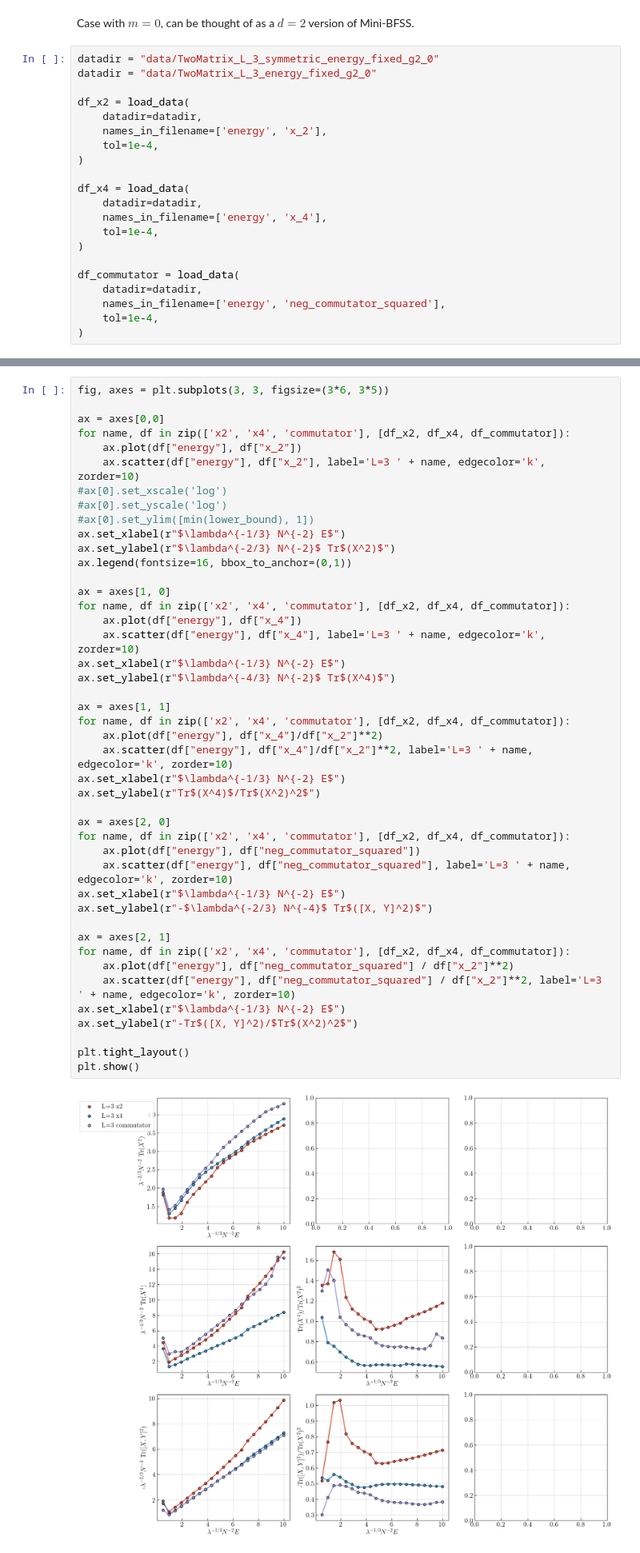
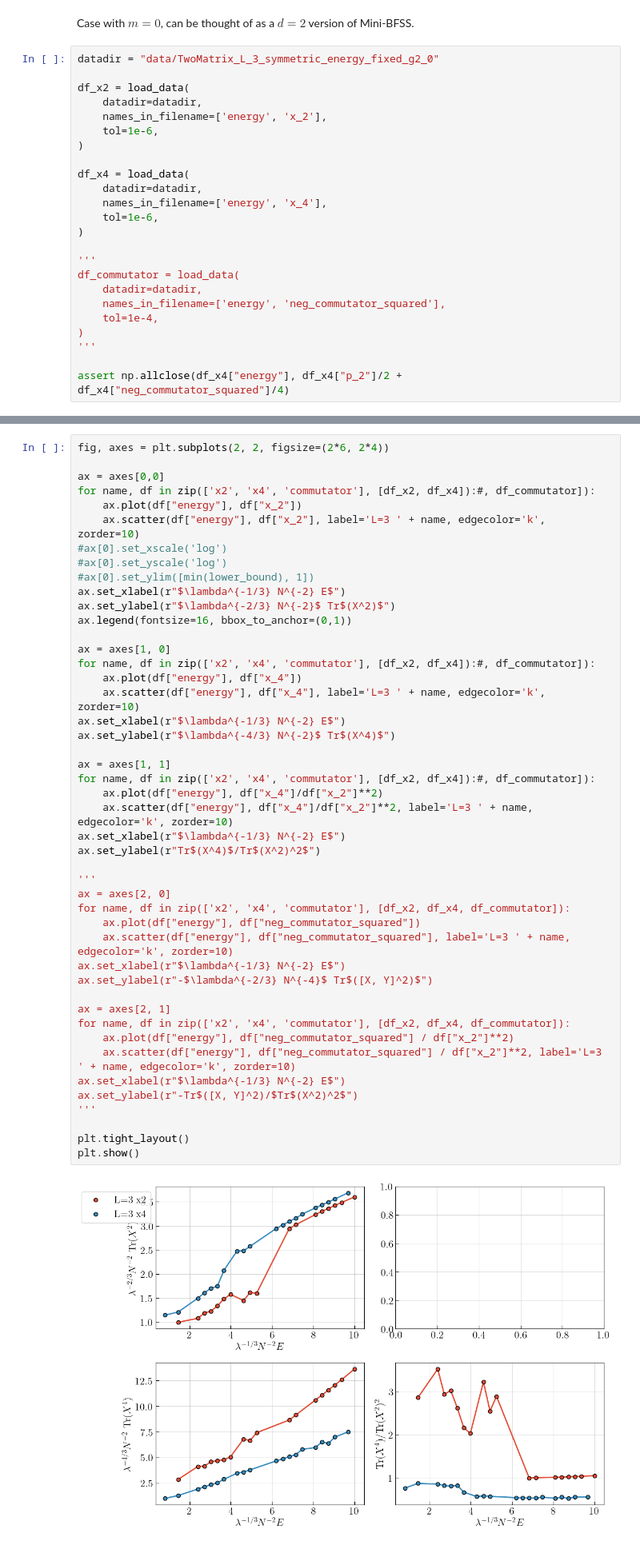
Before and after one commit to gshartnett/bmnsim, a Jupyter notebook: Plotting Notebook.ipynb, the cells around one changed output, grey strips where cells are left out. Shown at 80% size. Cells and saved outputs as stored; diff of their text form.

```diff
--- a/Plotting Notebook.ipynb
+++ b/Plotting Notebook.ipynb
@@ -304,23 +267,26 @@ plt.show()
 Case with $m=0$, can be thought of as a $d=2$ version of Mini-BFSS.
 # %%
 datadir = "data/TwoMatrix_L_3_symmetric_energy_fixed_g2_0"
-datadir = "data/TwoMatrix_L_3_energy_fixed_g2_0"
 
 df_x2 = load_data(
     datadir=datadir,
     names_in_filename=['energy', 'x_2'],
-    tol=1e-4,
+    tol=1e-6,
 )
 
 df_x4 = load_data(
     datadir=datadir,
     names_in_filename=['energy', 'x_4'],
-    tol=1e-4,
+    tol=1e-6,
 )
 
+'''
 df_commutator = load_data(
     datadir=datadir,
     names_in_filename=['energy', 'neg_commutator_squared'],
     tol=1e-4,
 )
+'''
+
+assert np.allclose(df_x4["energy"], df_x4["p_2"]/2 + df_x4["neg_commutator_squared"]/4)
 # %% [output]
@@ -345,8 +313,8 @@ max violation of quadratic constraints:9.1610e-07
 # %%
-fig, axes = plt.subplots(3, 3, figsize=(3*6, 3*5))
+fig, axes = plt.subplots(2, 2, figsize=(2*6, 2*4))
 
 ax = axes[0,0]
-for name, df in zip(['x2', 'x4', 'commutator'], [df_x2, df_x4, df_commutator]):
+for name, df in zip(['x2', 'x4', 'commutator'], [df_x2, df_x4]):#, df_commutator]):
     ax.plot(df["energy"], df["x_2"])
     ax.scatter(df["energy"], df["x_2"], label='L=3 ' + name, edgecolor='k', zorder=10)
 #ax[0].set_xscale('log')
@@ -357,34 +325,36 @@ ax.set_ylabel(r"$\lambda^{-2/3} N^{-2}$ Tr$(X^2)$")
 ax.legend(fontsize=16, bbox_to_anchor=(0,1))
 
 ax = axes[1, 0]
-for name, df in zip(['x2', 'x4', 'commutator'], [df_x2, df_x4, df_commutator]):
+for name, df in zip(['x2', 'x4', 'commutator'], [df_x2, df_x4]):#, df_commutator]):
     ax.plot(df["energy"], df["x_4"])
     ax.scatter(df["energy"], df["x_4"], label='L=3 ' + name, edgecolor='k', zorder=10)
 ax.set_xlabel(r"$\lambda^{-1/3} N^{-2} E$")
 ax.set_ylabel(r"$\lambda^{-4/3} N^{-2}$ Tr$(X^4)$")
 
 ax = axes[1, 1]
-for name, df in zip(['x2', 'x4', 'commutator'], [df_x2, df_x4, df_commutator]):
+for name, df in zip(['x2', 'x4', 'commutator'], [df_x2, df_x4]):#, df_commutator]):
     ax.plot(df["energy"], df["x_4"]/df["x_2"]**2)
     ax.scatter(df["energy"], df["x_4"]/df["x_2"]**2, label='L=3 ' + name, edgecolor='k', zorder=10)
 ax.set_xlabel(r"$\lambda^{-1/3} N^{-2} E$")
 ax.set_ylabel(r"Tr$(X^4)$/Tr$(X^2)^2$")
 
+'''
 ax = axes[2, 0]
 for name, df in zip(['x2', 'x4', 'commutator'], [df_x2, df_x4, df_commutator]):
     ax.plot(df["energy"], df["neg_commutator_squared"])
     ax.scatter(df["energy"], df["neg_commutator_squared"], label='L=3 ' + name, edgecolor='k', zorder=10)
 ax.set_xlabel(r"$\lambda^{-1/3} N^{-2} E$")
 ax.set_ylabel(r"-$\lambda^{-2/3} N^{-4}$ Tr$([X, Y]^2)$")
 
 ax = axes[2, 1]
 for name, df in zip(['x2', 'x4', 'commutator'], [df_x2, df_x4, df_commutator]):
     ax.plot(df["energy"], df["neg_commutator_squared"] / df["x_2"]**2)
     ax.scatter(df["energy"], df["neg_commutator_squared"] / df["x_2"]**2, label='L=3 ' + name, edgecolor='k', zorder=10)
 ax.set_xlabel(r"$\lambda^{-1/3} N^{-2} E$")
 ax.set_ylabel(r"-Tr$([X, Y]^2)/$Tr$(X^2)^2$")
+'''
 
 plt.tight_layout()
 plt.show()
 # %% [output]
-[figure, old version]
+[figure, new version]
```
Also changed, not shown: parts of 20 cells of this notebook, 5 other files.
